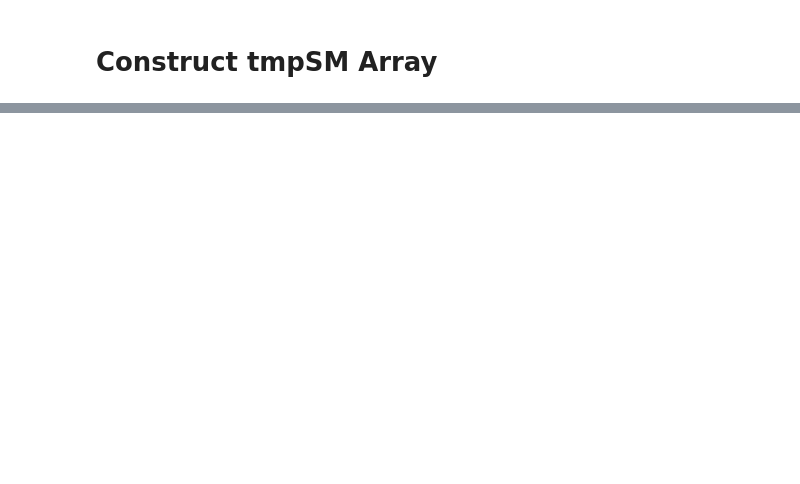
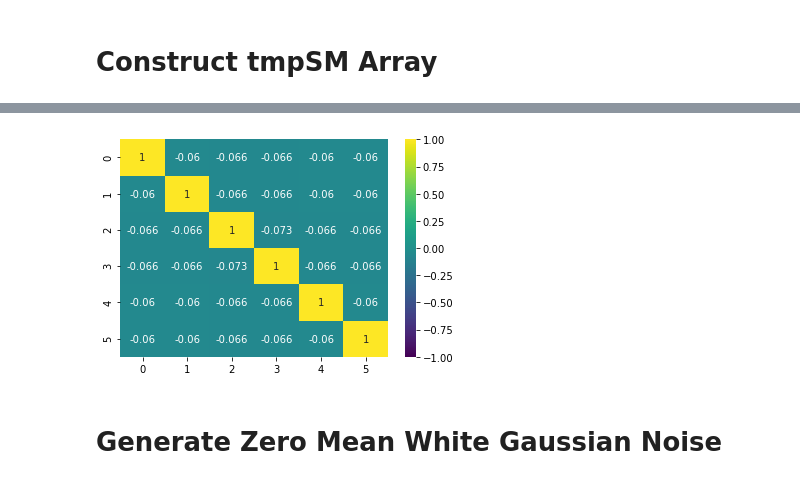
Before and after one commit to NoiRC256/mast30034_assignment_1, a Jupyter notebook: code/main.ipynb, the cells around one changed output, grey strips where cells are left out. Cells and saved outputs as stored; diff of their text form; code cells hidden in the pictures; blank space fills up the shorter version.

```diff
--- a/code/main.ipynb
+++ b/code/main.ipynb
@@ -194,3 +183,16 @@ plt.show()
 
 SM = np.stack(tmpSM, axis=0)
 SM = SM.reshape(6,441)
+# %%
+SM_df = pd.DataFrame(SM)
+# %%
+SM_corr = SM_df.T.corr()
+# %%
+# Correlation heatmap;
+fig = sns.heatmap(SM_corr, annot=True,
+                  vmin=-1, vmax=1, center=0, cmap="viridis")
+plt.show()
+# %% [output]
+[figure, added]
+# %% [markdown]
+# Generate Zero Mean White Gaussian Noise
```
Also changed, not shown: parts of 14 cells of this notebook.
